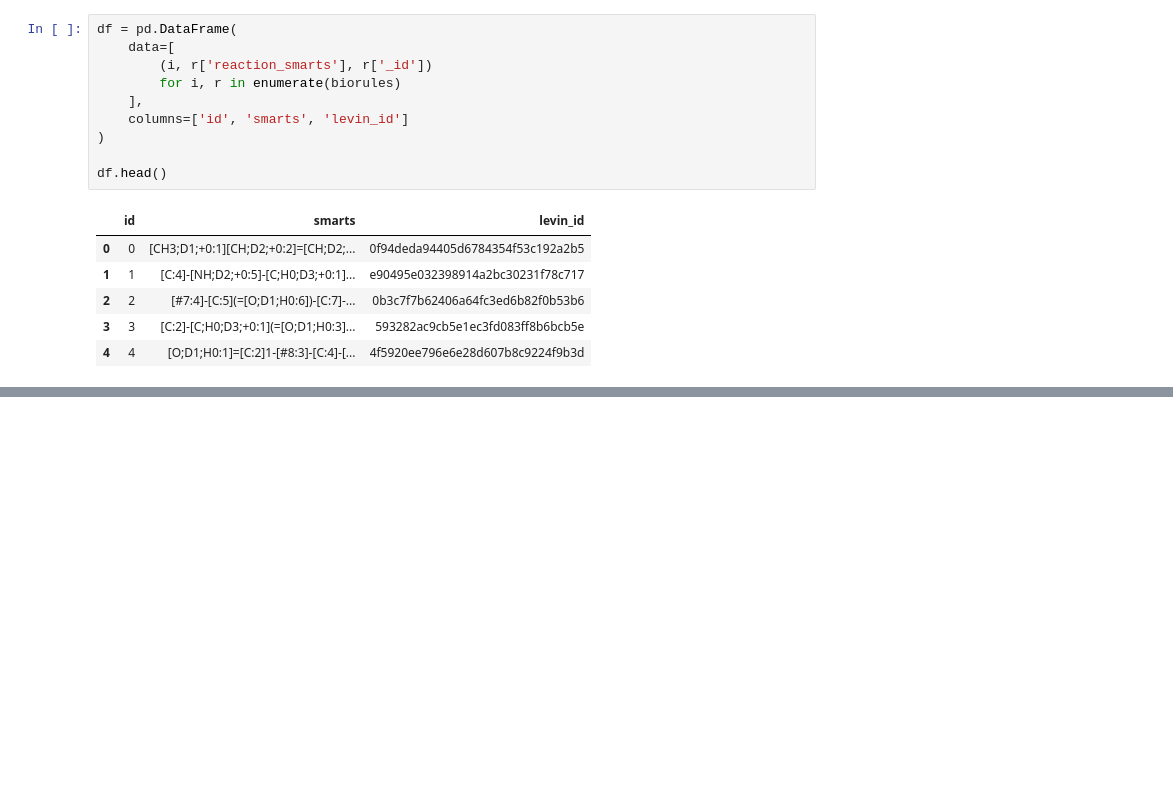
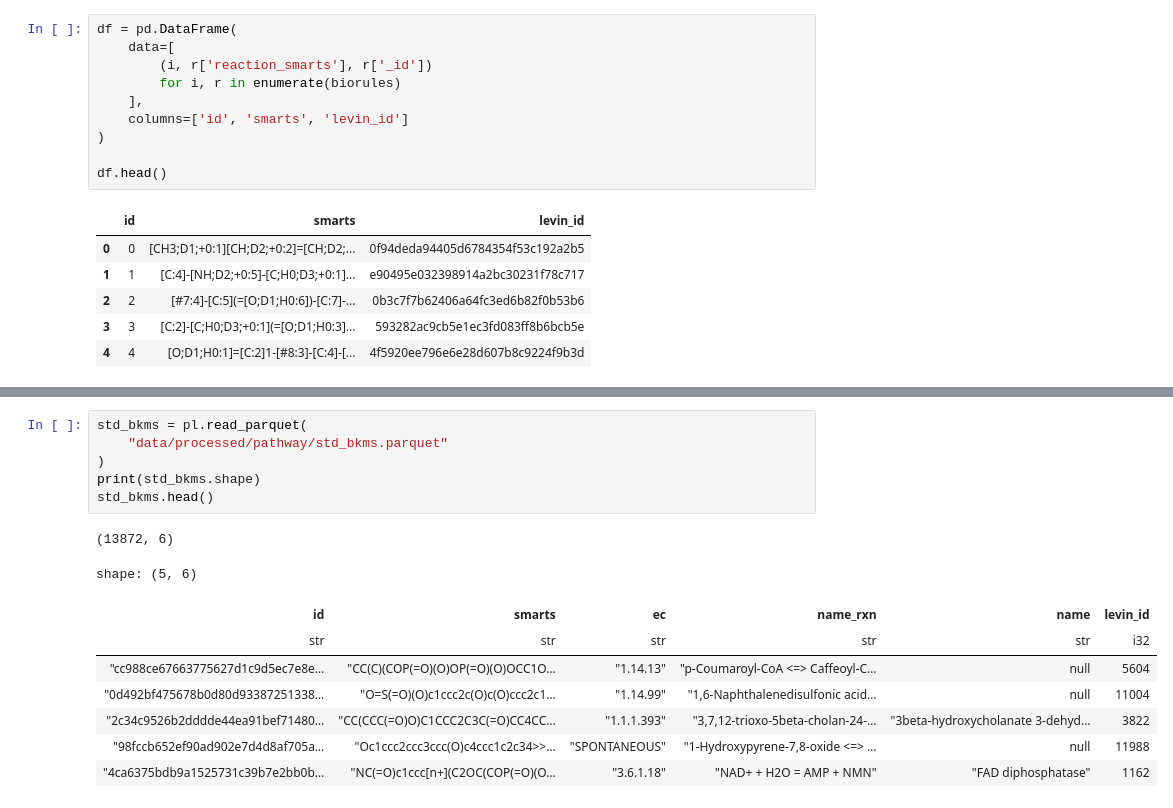
Before and after one commit to stefanpate/enz-rxn-data, a Jupyter notebook: examine_levin_rules.ipynb, the cells around one changed output, grey strips where cells are left out. Cells and saved outputs as stored; diff of their text form; blank space fills up the shorter version.

```diff
--- a/examine_levin_rules.ipynb
+++ b/examine_levin_rules.ipynb
@@ -53,0 +140,16 @@ df.to_csv('/home/stef/enz_rxn_data/artifacts/rules/levin_no_stereo_rules.csv', i
+# %%
+std_bkms = pl.read_parquet(
+    "data/processed/pathway/std_bkms.parquet"
+)
+print(std_bkms.shape)
+std_bkms.head()
+# %% [output]
+(13872, 6)
+shape: (5, 6)
+| id | smarts | ec | name_rxn | name | levin_id |
+| str | str | str | str | str | i32 |
+| "cc988ce67663775627d1c9d5ec7e8e… | "CC(C)(COP(=O)(O)OP(=O)(O)OCC1O… | "1.14.13" | "p-Coumaroyl-CoA <=> Caffeoyl-C… | null | 5604 |
+| "0d492bf475678b0d80d93387251338… | "O=S(=O)(O)c1ccc2c(O)c(O)ccc2c1… | "1.14.99" | "1,6-Naphthalenedisulfonic acid… | null | 11004 |
+| "2c34c9526b2dddde44ea91bef71480… | "CC(CCC(=O)O)C1CCC2C3C(=O)CC4CC… | "1.1.1.393" | "3,7,12-trioxo-5beta-cholan-24-… | "3beta-hydroxycholanate 3-dehyd… | 3822 |
+| "98fccb652ef90ad902e7d4d8af705a… | "Oc1ccc2ccc3ccc(O)c4ccc1c2c34>>… | "SPONTANEOUS" | "1-Hydroxypyrene-7,8-oxide <=> … | null | 11988 |
+| "4ca6375bdb9a1525731c39b7e2bb0b… | "NC(=O)c1ccc[n+](C2OC(COP(=O)(O… | "3.6.1.18" | "NAD+ + H2O = AMP + NMN" | "FAD diphosphatase" | 1162 |
```
Also changed, not shown: parts of 13 cells of this notebook, 9 other files.
